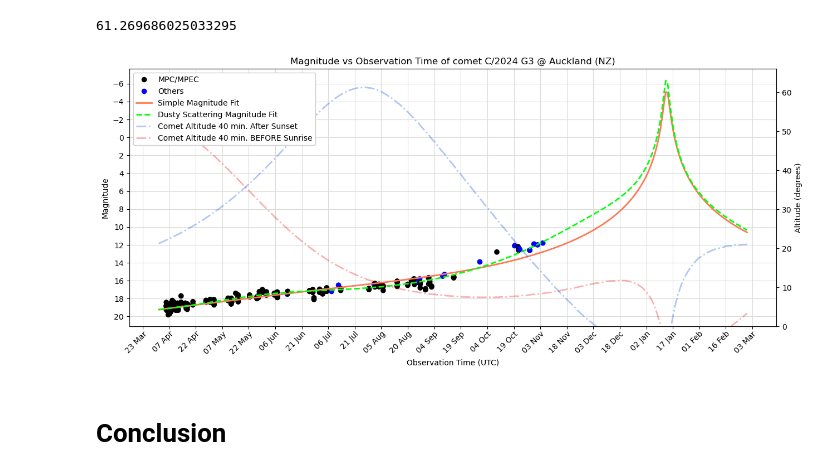
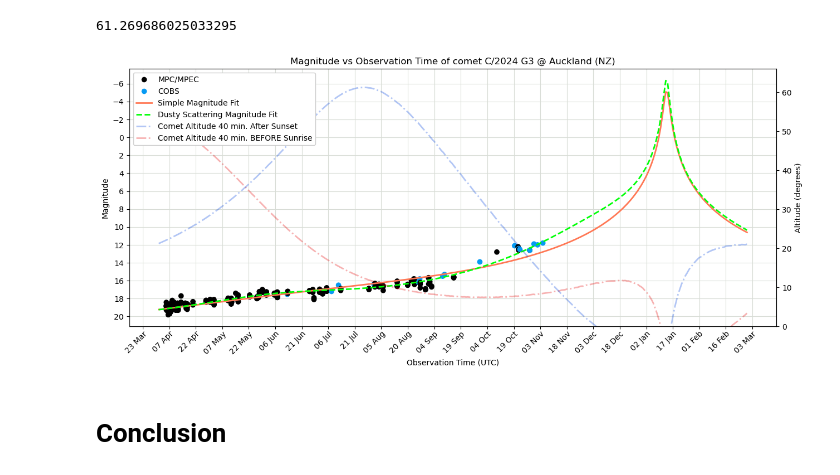
Before and after one commit to aluthfian/c2024g3_magnitude, a Jupyter notebook: c2024g3_magEst.ipynb, the cells around one changed output. Saved outputs shown, nothing was run; the diff lists cells and outputs as text; code cells hidden in the pictures.

Commit message:
Minor corrections
Changed the colour of COBS data points to azure, relabel the COBS' key in plot legend, and changed $\Delta$ and $r$ to $\Delta_t$ and $r_t$.

```diff
--- a/c2024g3_magEst.ipynb
+++ b/c2024g3_magEst.ipynb
@@ -137,7 +137,7 @@ comet_obs_all['mag'] = pd.to_numeric(comet_obs_all['mag'])
 comet_obs_all['rmsMag'] = pd.to_numeric(comet_obs_all['rmsMag'])
 
 # Define condition for coloring based on 'ref'
-comet_obs_all['color'] = comet_obs_all['ref'].apply(lambda x: 'black' if 'MPC' in x or 'MPEC' in x else 'blue')
+comet_obs_all['color'] = comet_obs_all['ref'].apply(lambda x: 'black' if 'MPC' in x or 'MPEC' in x else 'xkcd:azure')
 comet_obs_all
 # %% [output]
 |  | obsTime | mag | rmsMag | ref | color |
@@ -441,35 +441,35 @@ ax.yaxis.set_major_locator(FixedLocator(np.flip(np.arange(-6,22,2))))
 # Set x-axis major ticks to every one month
 ax.xaxis.set_major_locator(mdates.DayLocator(interval=15))
 ax.xaxis.set_major_formatter(mdates.DateFormatter('%d %b'))  # Format as 'Year-Month-day'
 ax.set_xticks(ax.get_xticks())
 ax.set_xticklabels(ax.get_xticklabels(), rotation=45, ha='right', va='top', rotation_mode='anchor')
 ax.tick_params(axis='x', pad=1)
 
 # Step 3: Create the second y-axis for altitudes
 ax2 = ax.twinx()
 
 # Step 4: Plot the altitude curves on the second axis (ax2)
 ax2.plot(dates_proj, comet_altitude_40minSunSet, color='xkcd:blue', linewidth=2, linestyle='-.', zorder=3, alpha=0.3)
 ax2.plot(dates_proj, comet_altitude_40minSunRise, color='xkcd:red', linewidth=2, linestyle='-.', zorder=2, alpha=0.3)
 ax2.set_ylabel('Altitude (degrees)', color='k')
 ax2.tick_params(axis='y', colors='k')
 ax2.set_ylim(0,round(max(comet_altitude_40minSunSet.max(),comet_altitude_40minSunRise.max()))+5)
 #ax2.legend(loc='upper right')
 
 # Adding legend for clarity
 black_patch = plt.Line2D([0], [0], marker='o', color='w', markerfacecolor='black', markersize=8, label='MPC/MPEC')
-blue_patch = plt.Line2D([0], [0], marker='o', color='w', markerfacecolor='blue', markersize=8, label='Others')
+blue_patch = plt.Line2D([0], [0], marker='o', color='w', markerfacecolor='xkcd:azure', markersize=8, label='COBS')
 line_patch = plt.Line2D([0], [0], marker='none', color='xkcd:melon', linewidth=2, label='Simple Magnitude Fit')
 scat_line_patch = plt.Line2D([0], [0], marker='none', color='xkcd:bright green', linewidth=2, linestyle='--', label='Dusty Scattering Magnitude Fit')
 comet_alt_40minSunSet = plt.Line2D([0], [0], marker='none', color='xkcd:blue', linewidth=2, linestyle='-.', alpha=0.3, label='Comet Altitude 40 min. After Sunset')
 comet_alt_40minSunRise = plt.Line2D([0], [0], marker='none', color='xkcd:red', linewidth=2, linestyle='-.', alpha=0.3, label='Comet Altitude 40 min. BEFORE Sunrise')
 legend_box = ax2.legend(handles=[black_patch, blue_patch, line_patch, scat_line_patch, comet_alt_40minSunSet, comet_alt_40minSunRise], fancybox=True, loc='upper left', framealpha=1.0)
 legend_box.set_zorder(10)
 
 # Show the plot
 plt.show()
 # %% [output]
-[figure, old version]
+[figure, new version]
 # %% [markdown]
 # Conclusion
 # %% [markdown]
```
Also changed, not shown: parts of 7 cells of this notebook, 1 other file.
